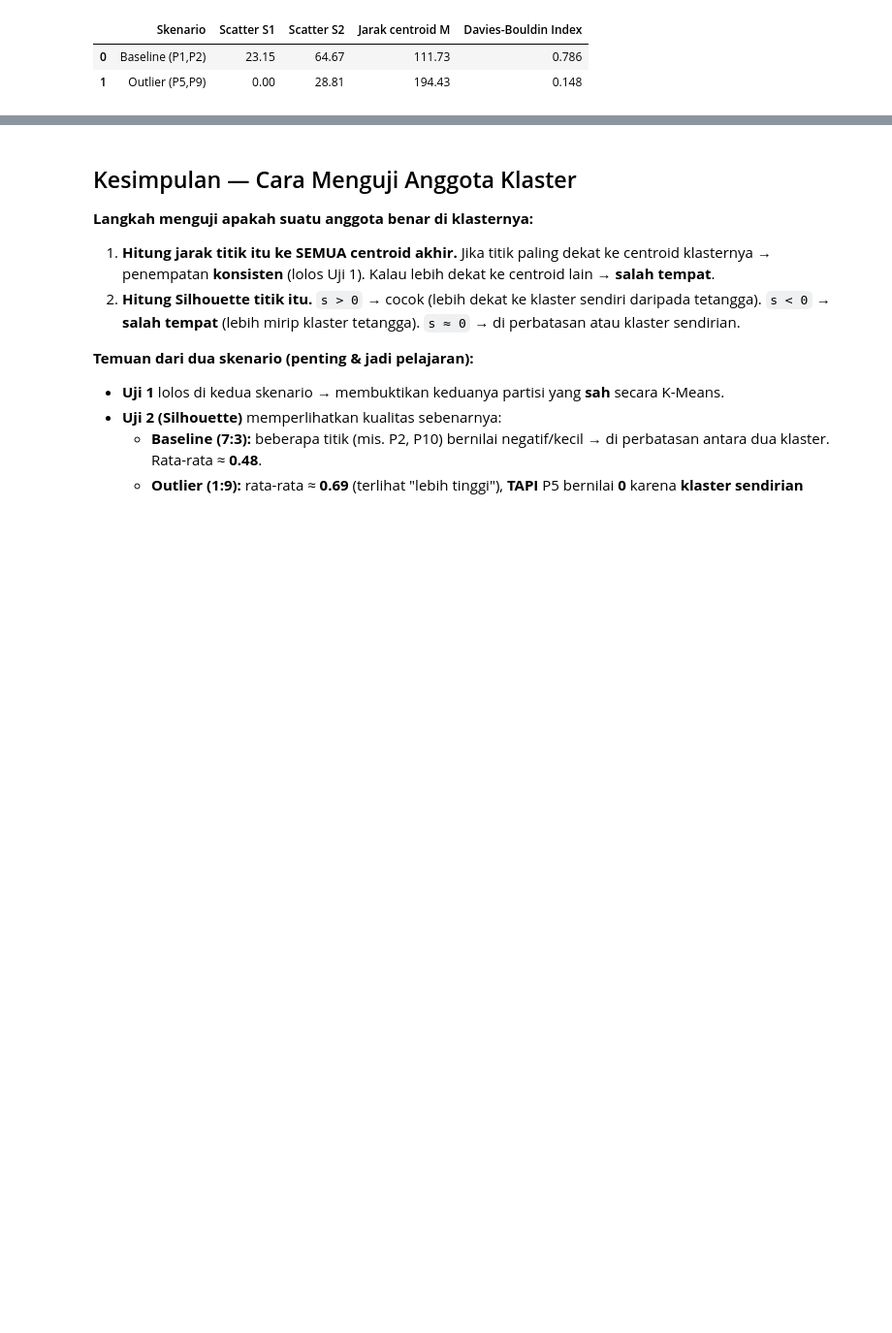
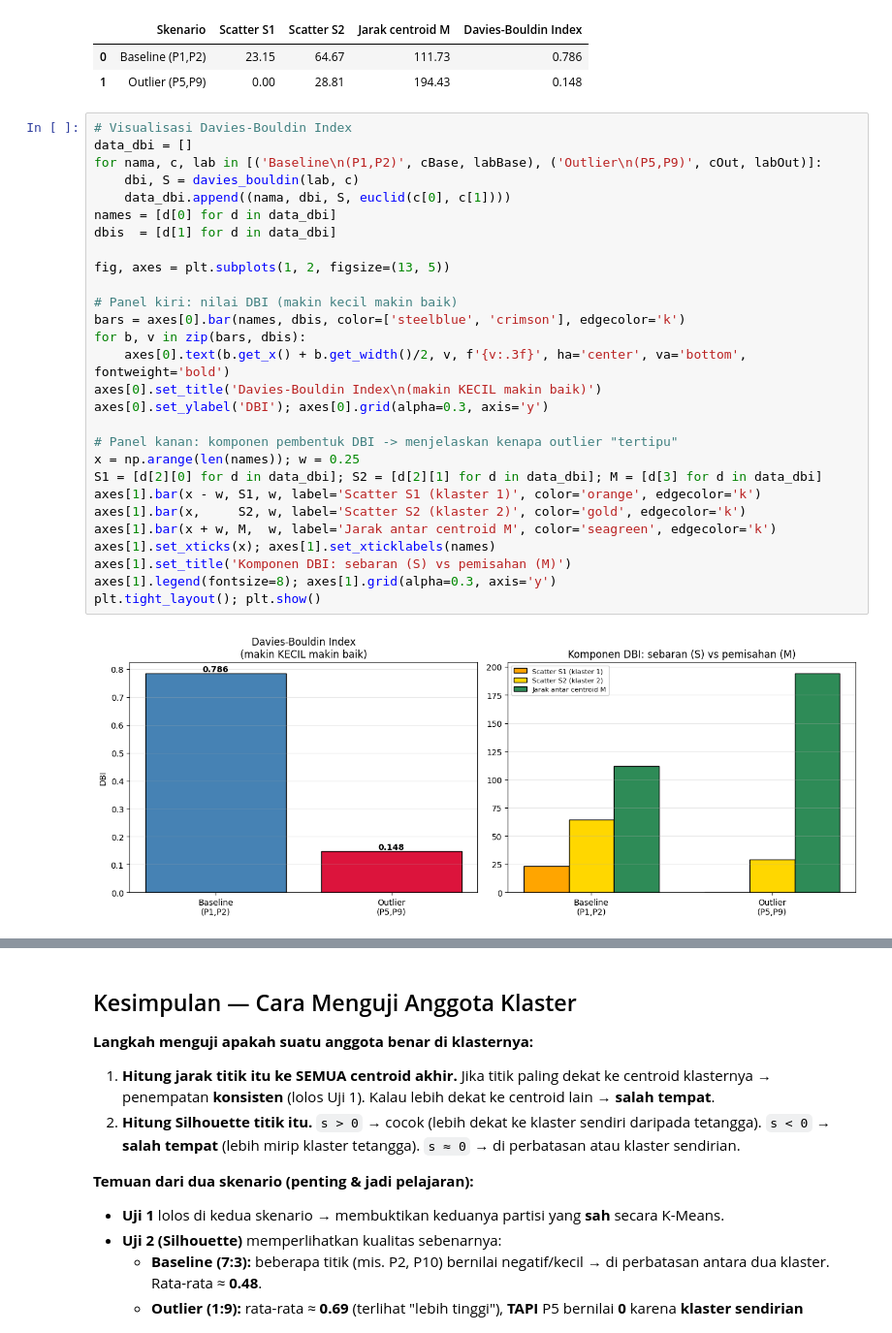
Before and after one commit to ravi-arnan/DataMining, a Jupyter notebook: Tugas2_KMeans_Uji_Cluster.ipynb, the cells around one changed output, grey strips where cells are left out. Shown at 97% size. Saved outputs shown, nothing was run; the diff lists cells and outputs as text; blank space fills up the shorter version.

Commit message:
tambah visualisasi & interpretasi Davies-Bouldin Index di notebook uji cluster

```diff
--- a/Tugas2_KMeans_Uji_Cluster.ipynb
+++ b/Tugas2_KMeans_Uji_Cluster.ipynb
@@ -231,3 +231,33 @@ Davies-Bouldin Index — makin KECIL makin baik:
 |  | Skenario | Scatter S1 | Scatter S2 | Jarak centroid M | Davies-Bouldin Index |
 | 0 | Baseline (P1,P2) | 23.15 | 64.67 | 111.73 | 0.786 |
 | 1 | Outlier (P5,P9) | 0.00 | 28.81 | 194.43 | 0.148 |
+# %%
+# Visualisasi Davies-Bouldin Index
+data_dbi = []
+for nama, c, lab in [('Baseline\n(P1,P2)', cBase, labBase), ('Outlier\n(P5,P9)', cOut, labOut)]:
+    dbi, S = davies_bouldin(lab, c)
+    data_dbi.append((nama, dbi, S, euclid(c[0], c[1])))
+names = [d[0] for d in data_dbi]
+dbis  = [d[1] for d in data_dbi]
+
+fig, axes = plt.subplots(1, 2, figsize=(13, 5))
+
+# Panel kiri: nilai DBI (makin kecil makin baik)
+bars = axes[0].bar(names, dbis, color=['steelblue', 'crimson'], edgecolor='k')
+for b, v in zip(bars, dbis):
+    axes[0].text(b.get_x() + b.get_width()/2, v, f'{v:.3f}', ha='center', va='bottom', fontweight='bold')
+axes[0].set_title('Davies-Bouldin Index\n(makin KECIL makin baik)')
+axes[0].set_ylabel('DBI'); axes[0].grid(alpha=0.3, axis='y')
+
+# Panel kanan: komponen pembentuk DBI -> menjelaskan kenapa outlier "tertipu"
+x = np.arange(len(names)); w = 0.25
+S1 = [d[2][0] for d in data_dbi]; S2 = [d[2][1] for d in data_dbi]; M = [d[3] for d in data_dbi]
+axes[1].bar(x - w, S1, w, label='Scatter S1 (klaster 1)', color='orange', edgecolor='k')
+axes[1].bar(x,     S2, w, label='Scatter S2 (klaster 2)', color='gold', edgecolor='k')
+axes[1].bar(x + w, M,  w, label='Jarak antar centroid M', color='seagreen', edgecolor='k')
+axes[1].set_xticks(x); axes[1].set_xticklabels(names)
+axes[1].set_title('Komponen DBI: sebaran (S) vs pemisahan (M)')
+axes[1].legend(fontsize=8); axes[1].grid(alpha=0.3, axis='y')
+plt.tight_layout(); plt.show()
+# %% [output]
+[figure, added]
```
Also changed, not shown: parts of 1 cell of this notebook.
